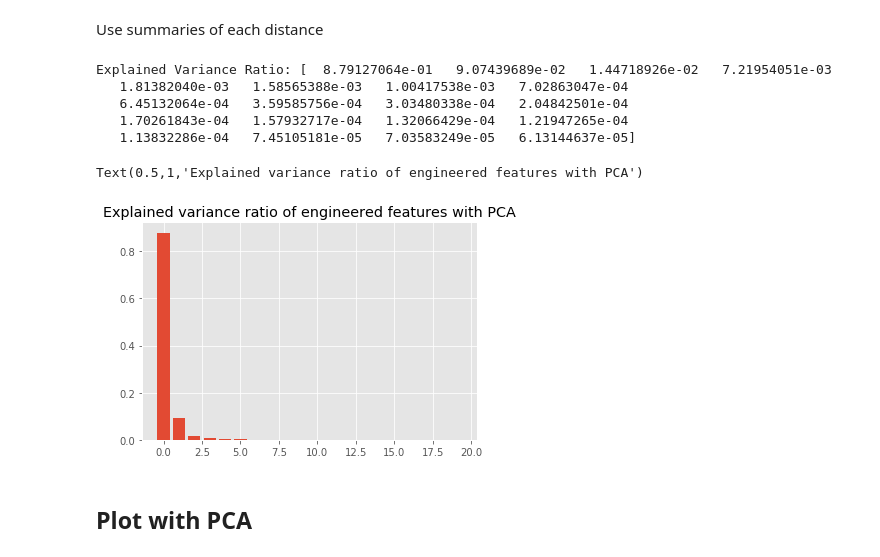
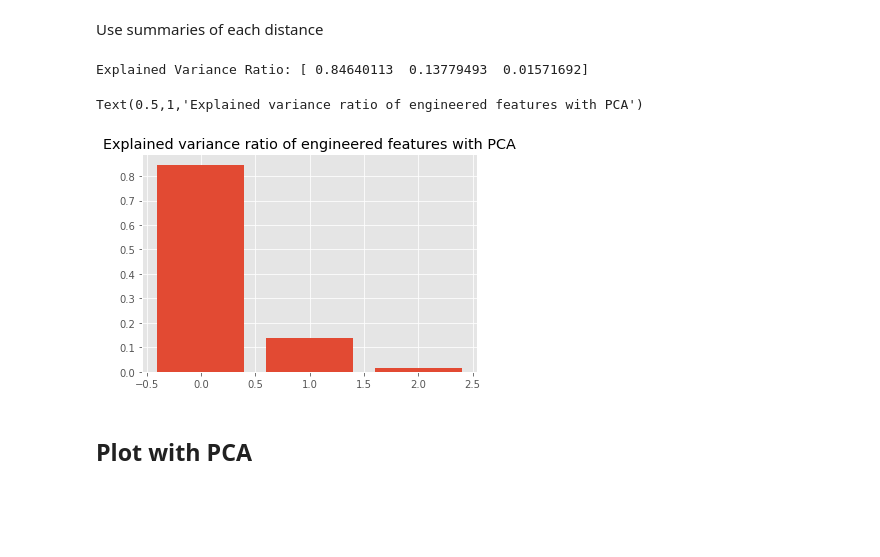
Before and after one commit to univie-datamining-team3/assignment2, a Jupyter notebook: notebooks/4.4-lm-kmeans-euclidean-tsfresh-all.ipynb, the cells around one changed output. Saved outputs shown, nothing was run; the diff lists cells and outputs as text; code cells hidden in the pictures; blank space fills up the shorter version.

```diff
--- a/notebooks/4.4-lm-kmeans-euclidean-tsfresh-all.ipynb
+++ b/notebooks/4.4-lm-kmeans-euclidean-tsfresh-all.ipynb
@@ -152,9 +153,12 @@ df['value'] = pd.to_numeric(df['value'])
 Use `tsfresh` to find relevant features (with default settings).
 # %%
 extraction_settings = tsfresh.feature_extraction.ComprehensiveFCParameters()
+settings_minimal = tsfresh.feature_extraction.settings.MinimalFCParameters()
+
 extracted_features = tsfresh.extract_features(
     df,
     column_id="snippet_id",
     column_sort="snippet_time",
-    impute_function=tsfresh.utilities.dataframe_functions.impute)
+    default_fc_parameters=extraction_settings
+)
 # %%
@@ -212,26 +213,22 @@ Use summaries of each distance
 # %%
 from sklearn.decomposition import PCA
 
-n_components = 20
-pca = PCA(n_components=20)
+n_components = 3
+pca = PCA(n_components=3)
 reduced = pd.DataFrame(pca.fit_transform(distance_matrix.drop(columns=["mode", "token"])))
 #reduced = pd.DataFrame(pca.fit_transform(features_used))
 
 features_used = reduced
 print("Explained Variance Ratio:",pca.explained_variance_ratio_)
 
 fig = plt.figure()
 ax = plt.subplot(111)
 ax.bar(np.arange(0, n_components), pca.explained_variance_ratio_)
 ax.set_title("Explained variance ratio of engineered features with PCA")
 # %% [output]
-Explained Variance Ratio: [  8.79127064e-01   9.07439689e-02   1.44718926e-02   7.21954051e-03
-   1.81382040e-03   1.58565388e-03   1.00417538e-03   7.02863047e-04
-   6.45132064e-04   3.59585756e-04   3.03480338e-04   2.04842501e-04
-   1.70261843e-04   1.57932717e-04   1.32066429e-04   1.21947265e-04
-   1.13832286e-04   7.45105181e-05   7.03583249e-05   6.13144637e-05]
+Explained Variance Ratio: [ 0.84640113  0.13779493  0.01571692]
 Text(0.5,1,'Explained variance ratio of engineered features with PCA')
-[figure, old version]
+[figure, new version]
 # %%
 from sklearn.cluster import KMeans
 random_state = 0
```
Also changed, not shown: parts of 7 cells of this notebook, 1 other file.
